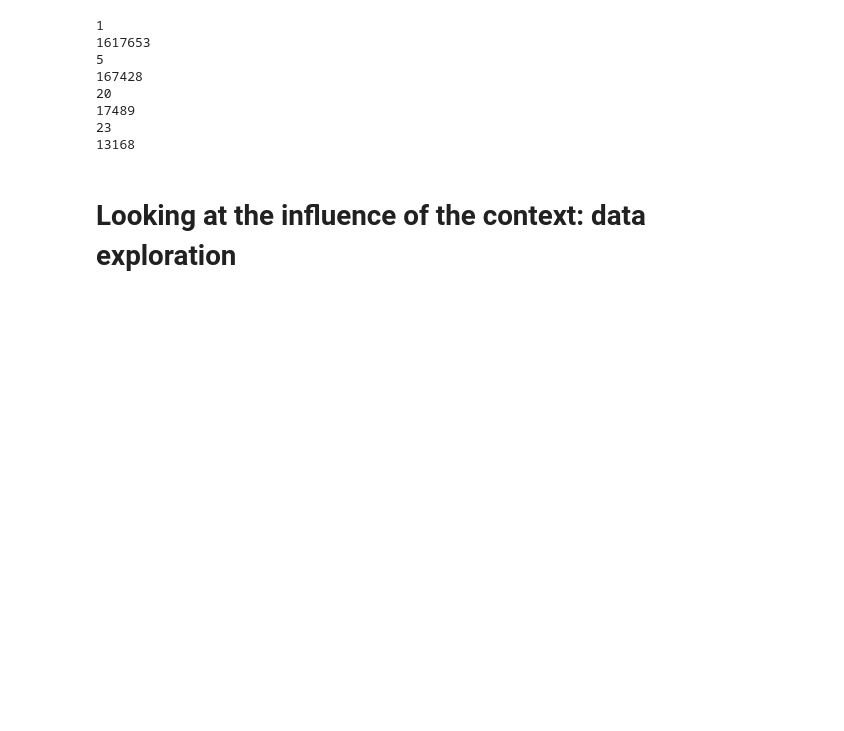
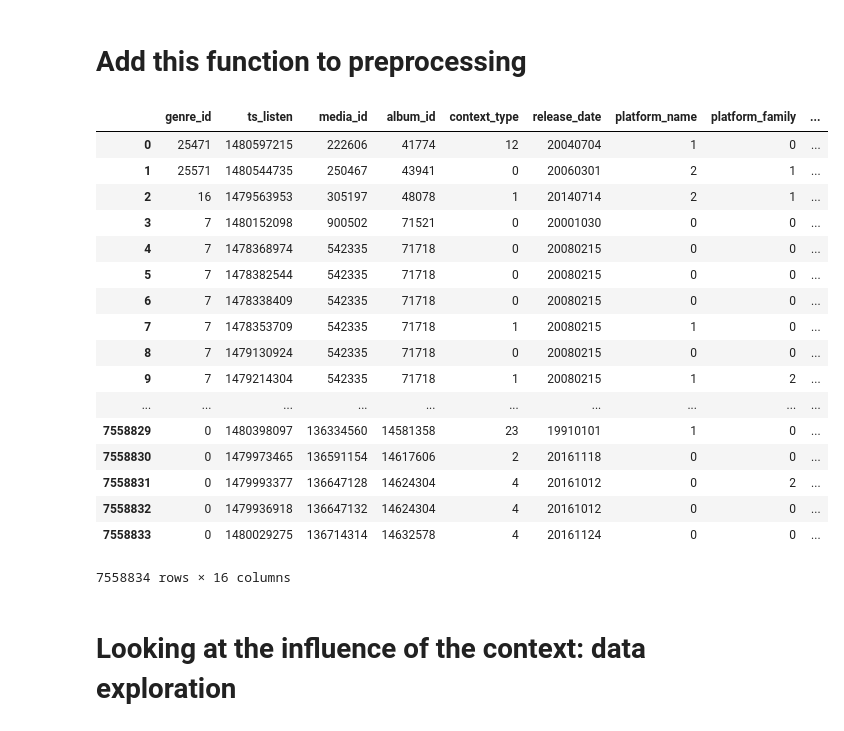
Before and after one commit to MarcSzafraniec/dsg17, a Jupyter notebook: context_type-visualisation.ipynb, the cells around one changed output. Drawn from its saved outputs; the diff is of its cells as text; code cells hidden in the pictures; blank space fills up the shorter version.

Commit message:
added preprocessing on context_type

```diff
--- a/context_type-visualisation.ipynb
+++ b/context_type-visualisation.ipynb
@@ -12,19 +12,55 @@ extra_infos = pd.read_json('../data/extra_infos.json',lines=True)
-# %%
-# for context in test['context_type'].unique():
-#     print(context)
-#     print(len(train[train['context_type'] == context]))
-
-
-count_per_context_test = test.groupby(['context_type'])['media_id'].count()
-print(count_per_context_test)
-# %% [output]
-1
-1617653
-5
-167428
-20
-17489
-23
-13168
+# %% [markdown]
+# Add this function to preprocessing
+# %%
+def avg_listened_context(train):
+    df = train.groupby(['context_type','listen_type'])['is_listened'].mean().to_frame()
+    counts_context = train.groupby(['context_type','listen_type'])['listen_type'].count().values
+    df['counts'] = counts_context
+#     print(df.head())
+
+    df_good = df[df['counts'] > 20] #enough values (>20) for the couple {context_type,listen_type}
+    values_mean_0 = np.mean(df_good.iloc[df_good.index.get_level_values('listen_type') == 0]['is_listened'])
+    values_mean_1 = np.mean(df_good.iloc[df_good.index.get_level_values('listen_type') == 1]['is_listened'])
+    #It gives values_mean_0 = 0.8023956516407501 and values_mean_1 = 0.6677213531261914
+
+    #------------------------------------------------------------
+    def rowFunc(row):
+        if row['counts'] > 20: #if the couple (context_type,listen_type) appears more than 20 times
+            return row['is_listened']
+        #otherwise (i.e. row['counts'] <= 20)
+        if row.name[1] == 0: #row.name[1] is row.listen_type
+            return values_mean_0
+        else: #row.name[1] == 1
+            return values_mean_1
+    #------------------------------------------------------------
+
+    df['avg_listened_context'] = df.apply(rowFunc, axis=1) #actually, corrected mean (all categories that occur
+                                                    #very rarely are set at the mean value of their listen_type)
+#     print(df)
+    df = df.drop('is_listened', 1)
+    df = df.drop('counts', 1)
+
+    return train.join(df, on=['context_type','listen_type'])
+
+train = avg_listened_context(train)
+# %% [output]
+|  | genre_id | ts_listen | media_id | album_id | context_type | release_date | platform_name | platform_family | ... |
+| 0 | 25471 | 1480597215 | 222606 | 41774 | 12 | 20040704 | 1 | 0 | ... |
+| 1 | 25571 | 1480544735 | 250467 | 43941 | 0 | 20060301 | 2 | 1 | ... |
+| 2 | 16 | 1479563953 | 305197 | 48078 | 1 | 20140714 | 2 | 1 | ... |
+| 3 | 7 | 1480152098 | 900502 | 71521 | 0 | 20001030 | 0 | 0 | ... |
+| 4 | 7 | 1478368974 | 542335 | 71718 | 0 | 20080215 | 0 | 0 | ... |
+| 5 | 7 | 1478382544 | 542335 | 71718 | 0 | 20080215 | 0 | 0 | ... |
+| 6 | 7 | 1478338409 | 542335 | 71718 | 0 | 20080215 | 0 | 0 | ... |
+| 7 | 7 | 1478353709 | 542335 | 71718 | 1 | 20080215 | 1 | 0 | ... |
+| 8 | 7 | 1479130924 | 542335 | 71718 | 0 | 20080215 | 0 | 0 | ... |
+| 9 | 7 | 1479214304 | 542335 | 71718 | 1 | 20080215 | 1 | 2 | ... |
+| ... | ... | ... | ... | ... | ... | ... | ... | ... | ... |
+| 7558829 | 0 | 1480398097 | 136334560 | 14581358 | 23 | 19910101 | 1 | 0 | ... |
+| 7558830 | 0 | 1479973465 | 136591154 | 14617606 | 2 | 20161118 | 0 | 0 | ... |
+| 7558831 | 0 | 1479993377 | 136647128 | 14624304 | 4 | 20161012 | 0 | 2 | ... |
+| 7558832 | 0 | 1479936918 | 136647132 | 14624304 | 4 | 20161012 | 0 | 0 | ... |
+| 7558833 | 0 | 1480029275 | 136714314 | 14632578 | 4 | 20161124 | 0 | 0 | ... |
+7558834 rows × 16 columns
 # %% [markdown]
 # Looking at the influence of the context: data exploration
```
Also changed, not shown: parts of 18 cells of this notebook.
